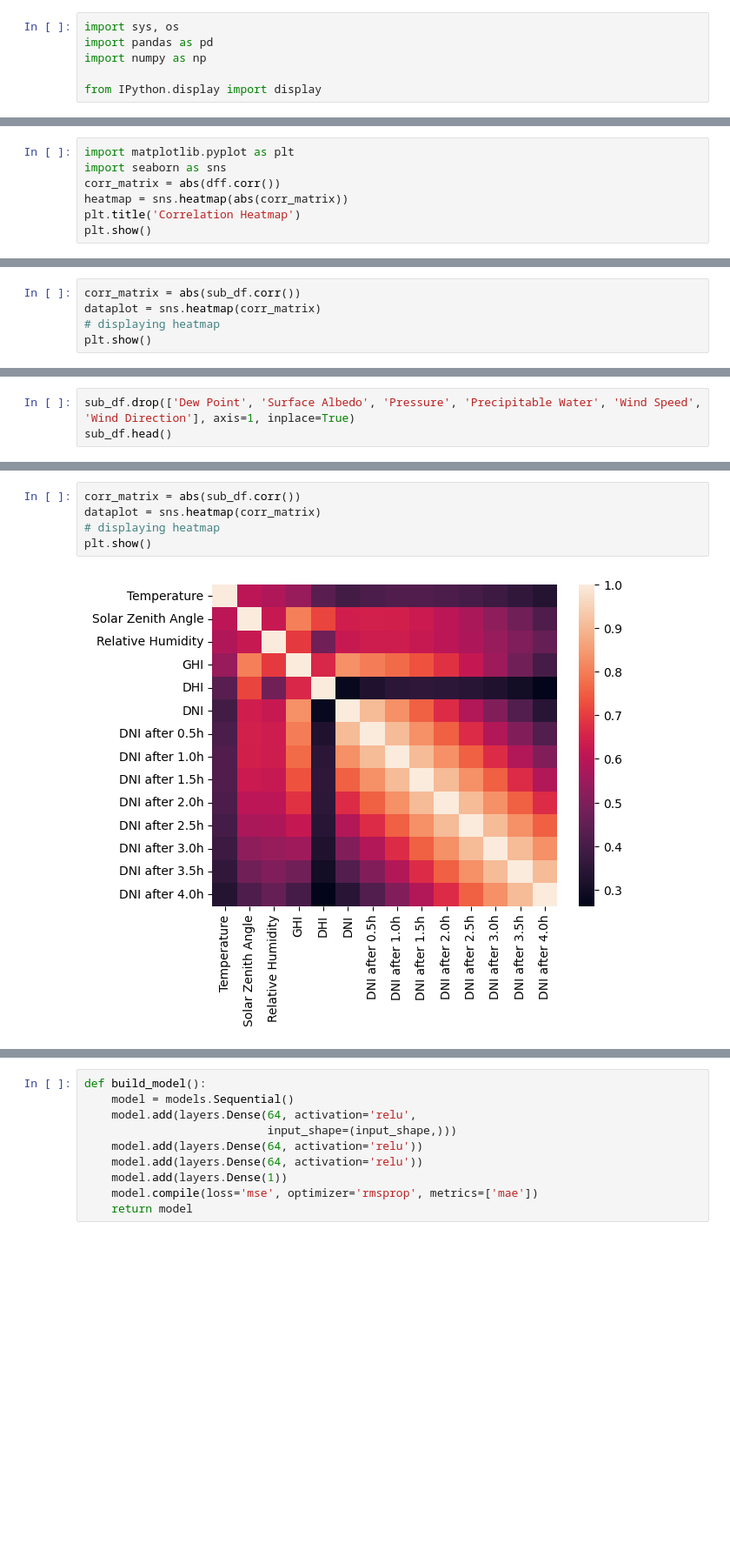
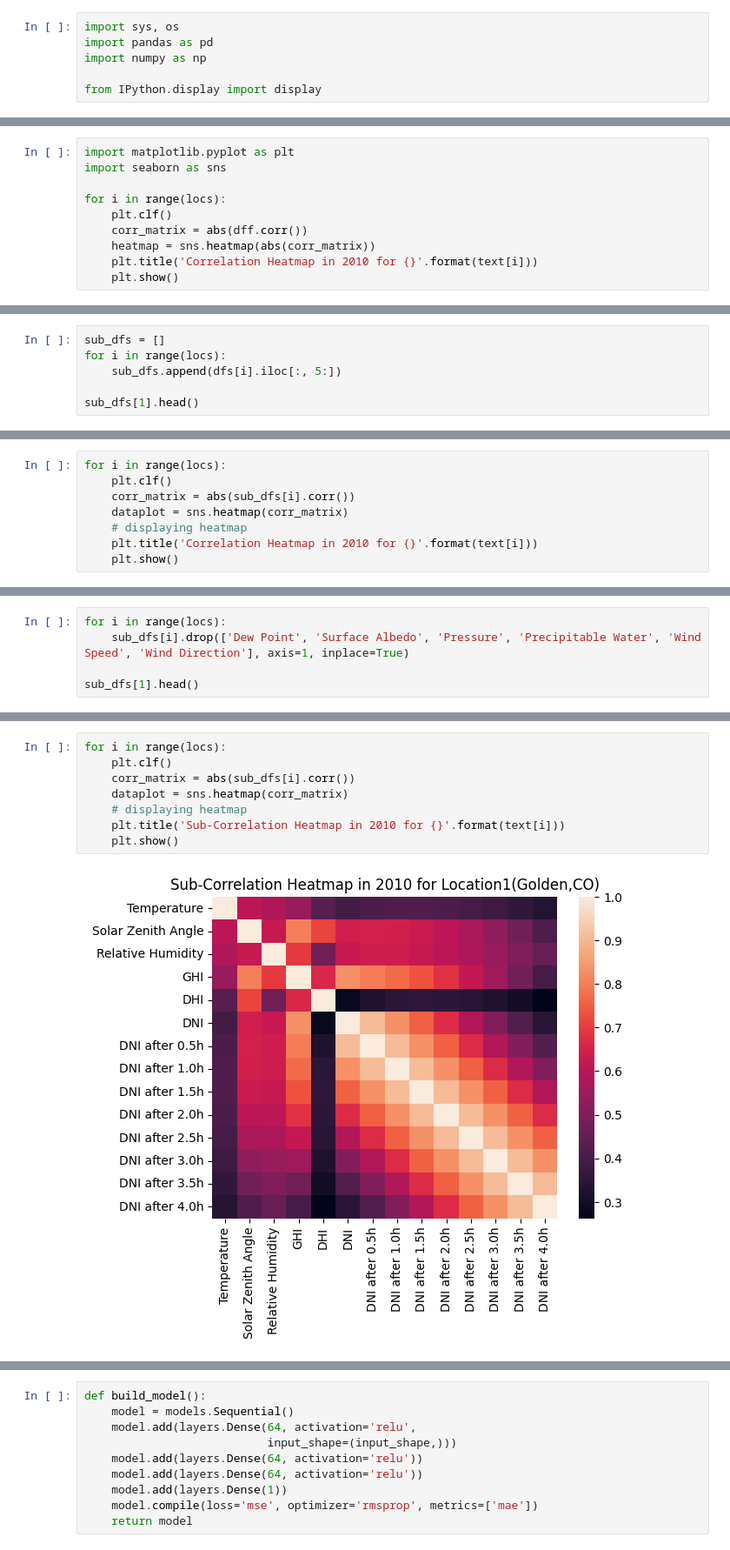
Before and after one commit to saraaktham/Solar-Data, a Jupyter notebook: read_data.ipynb, the cells around one changed output, grey strips where cells are left out. Shown at 87% size. Drawn from its saved outputs; the diff is of its cells as text; blank space fills up the shorter version.

```diff
--- a/read_data.ipynb
+++ b/read_data.ipynb
@@ -90,8 +99,11 @@ dff.head()
 # %%
 import matplotlib.pyplot as plt
 import seaborn as sns
-corr_matrix = abs(dff.corr())
-heatmap = sns.heatmap(abs(corr_matrix))
-plt.title('Correlation Heatmap')
-plt.show()
+
+for i in range(locs):
+    plt.clf()
+    corr_matrix = abs(dff.corr())
+    heatmap = sns.heatmap(abs(corr_matrix))
+    plt.title('Correlation Heatmap in 2010 for {}'.format(text[i]))
+    plt.show()
 # %% [output]
@@ -126,0 +134,6 @@ sub_df.head()
+# %%
+sub_dfs = []
+for i in range(locs):
+    sub_dfs.append(dfs[i].iloc[:, 5:])
+
+sub_dfs[1].head()
@@ -127,6 +147,9 @@ sub_df.head()
 # %%
-corr_matrix = abs(sub_df.corr())
-dataplot = sns.heatmap(corr_matrix)
-# displaying heatmap
-plt.show()
+for i in range(locs):
+    plt.clf()
+    corr_matrix = abs(sub_dfs[i].corr())
+    dataplot = sns.heatmap(corr_matrix)
+    # displaying heatmap
+    plt.title('Correlation Heatmap in 2010 for {}'.format(text[i]))
+    plt.show()
 # %% [output]
@@ -134,5 +160,7 @@ plt.show()
 # %%
-sub_df.drop(['Dew Point', 'Surface Albedo', 'Pressure', 'Precipitable Water', 'Wind Speed', 'Wind Direction'], axis=1, inplace=True)
-sub_df.head()
+for i in range(locs):
+    sub_dfs[i].drop(['Dew Point', 'Surface Albedo', 'Pressure', 'Precipitable Water', 'Wind Speed', 'Wind Direction'], axis=1, inplace=True)
+
+sub_dfs[1].head()
 # %% [output]
 |  | Temperature | Solar Zenith Angle | Relative Humidity | GHI | DHI | DNI | DNI after 0.5h | ... |
@@ -144,7 +172,10 @@ sub_df.head()
 # %%
-corr_matrix = abs(sub_df.corr())
-dataplot = sns.heatmap(corr_matrix)
-# displaying heatmap
-plt.show()
+for i in range(locs):
+    plt.clf()
+    corr_matrix = abs(sub_dfs[i].corr())
+    dataplot = sns.heatmap(corr_matrix)
+    # displaying heatmap
+    plt.title('Sub-Correlation Heatmap in 2010 for {}'.format(text[i]))
+    plt.show()
 # %% [output]
-[figure, old version]
+[figure, new version]
```
Also changed, not shown: parts of 45 cells of this notebook, 43 other files.
